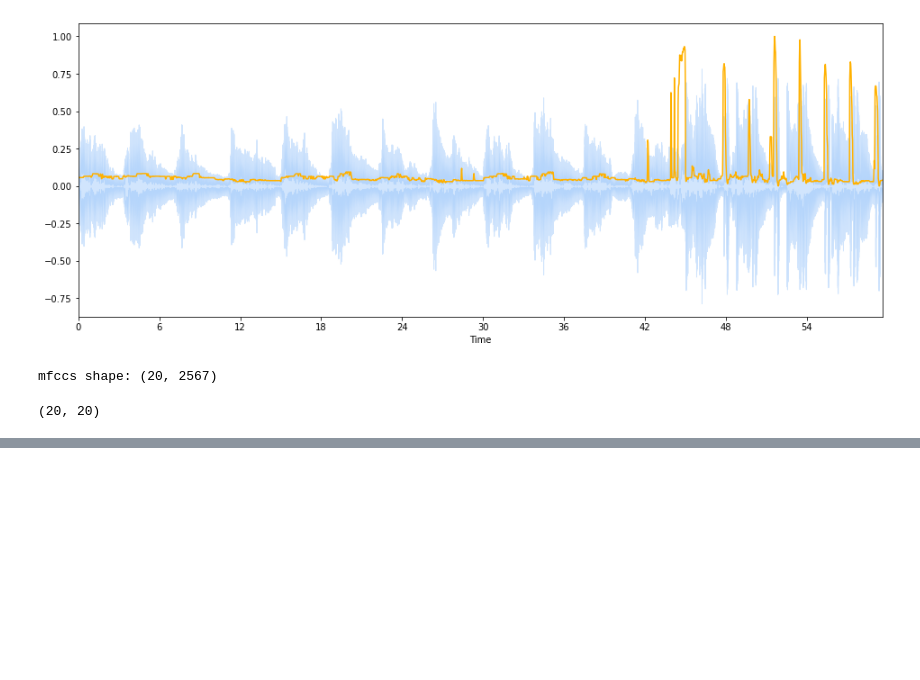
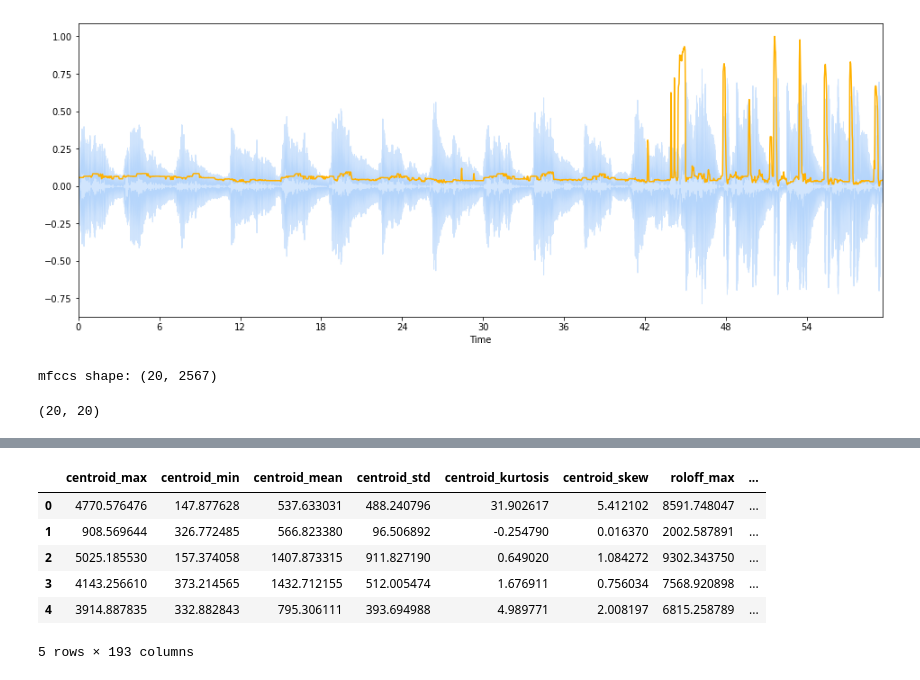
Before and after one commit to 1unasy/project_crescendo, a Jupyter notebook: 음악장르분류/spleeter_제외_음원_장르_분석_모델.ipynb, the cells around one changed output, grey strips where cells are left out. Cells and saved outputs as stored; diff of their text form; code cells hidden in the pictures; blank space fills up the shorter version.

```diff
--- a/음악장르분류/spleeter_제외_음원_장르_분석_모델.ipynb
+++ b/음악장르분류/spleeter_제외_음원_장르_분석_모델.ipynb
@@ -373,0 +438,13 @@ def mfcc(audio_file, sr):
+# %%
+# import the data
+df_features = pd.read_csv('Data.csv')
+# %%
+df_features
+# %% [output]
+|  | centroid_max | centroid_min | centroid_mean | centroid_std | centroid_kurtosis | centroid_skew | roloff_max | ... |
+| 0 | 4770.576476 | 147.877628 | 537.633031 | 488.240796 | 31.902617 | 5.412102 | 8591.748047 | ... |
+| 1 | 908.569644 | 326.772485 | 566.823380 | 96.506892 | -0.254790 | 0.016370 | 2002.587891 | ... |
+| 2 | 5025.185530 | 157.374058 | 1407.873315 | 911.827190 | 0.649020 | 1.084272 | 9302.343750 | ... |
+| 3 | 4143.256610 | 373.214565 | 1432.712155 | 512.005474 | 1.676911 | 0.756034 | 7568.920898 | ... |
+| 4 | 3914.887835 | 332.882843 | 795.306111 | 393.694988 | 4.989771 | 2.008197 | 6815.258789 | ... |
+5 rows × 193 columns
```
Also changed, not shown: parts of 27 cells of this notebook.
